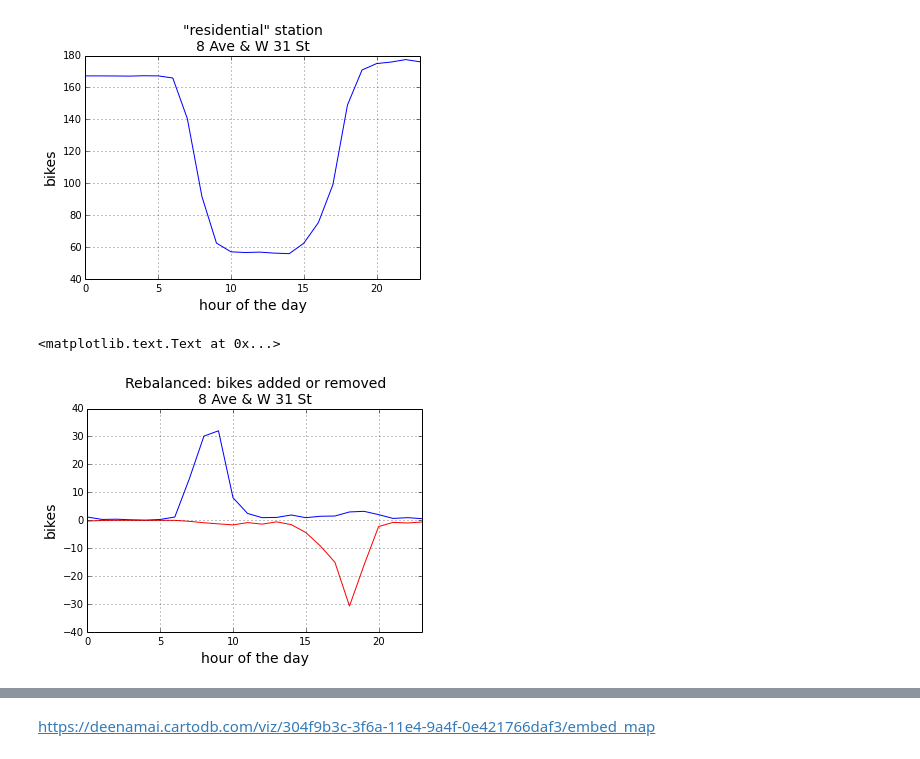
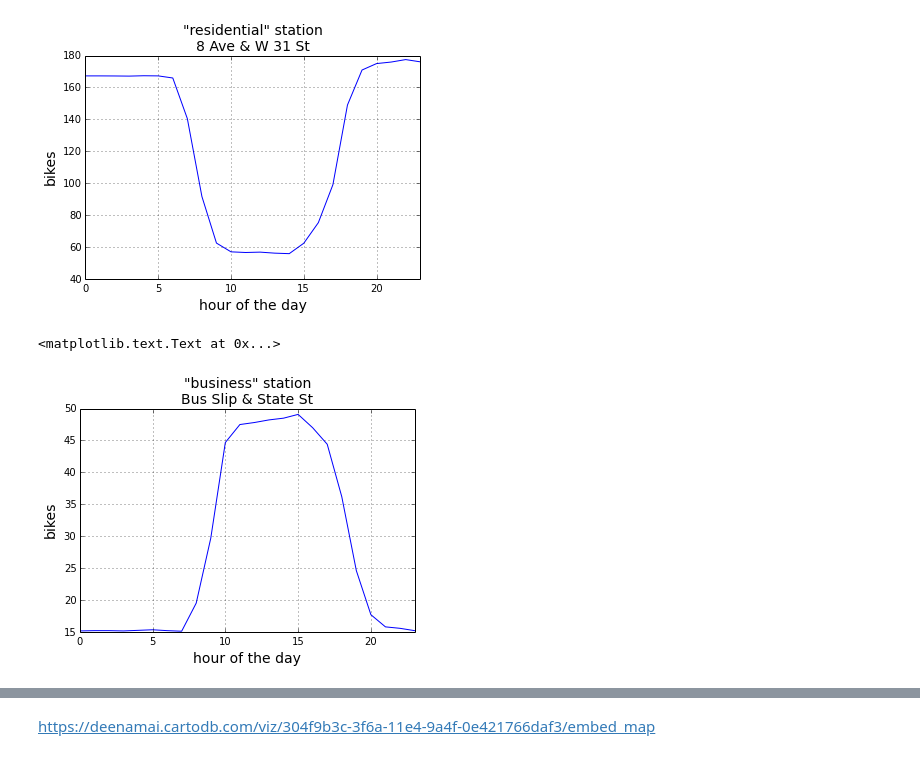
Before and after one commit to deenapatel/citibike, a Jupyter notebook: Citibike.ipynb, the cells around one changed output, grey strips where cells are left out. Cells and saved outputs as stored; diff of their text form; code cells hidden in the pictures.

```diff
--- a/Citibike.ipynb
+++ b/Citibike.ipynb
@@ -178,14 +103,14 @@ then=dt.datetime.now()
 #whereisbike3=biketowhere(triptobike(df3),dt.datetime(2014,3,1,0),1,startrow)
 
 #startrow=whereisbike3.loc[dt.datetime(2014,3,31,23)]
-bikedf4=triptobike(df4)
+bikedf4=cb.indexByBikeidTime(df4)
 nullstartrow=pd.Series(index=bikedf4.index.levels[0])
 startrow=nullstartrow
-whereisbike4=biketowhere(triptobike(df4),dt.datetime(2014,4,1,0),1,startrow)
+whereisbike4=cb.tripToStation(bikedf4,dt.datetime(2014,4,1,0),1,startrow)
 
 startrow=whereisbike4.loc[dt.datetime(2014,5,1,0)] #april data spills over onto may1
-bikedf5=triptobike(df5)
-whereisbike5=biketowhere(bikedf5,dt.datetime(2014,5,1,0),1,startrow)
+bikedf5=cb.indexByBikeidTime(df5)
+whereisbike5=cb.tripToStation(bikedf5,dt.datetime(2014,5,1,0),1,startrow)
 
 now=dt.datetime.now()
 print now-then
@@ -320,7 +216,7 @@ N,beta
 # %%
 #stationfills uses where is bikes and counts the number of
 #total bikes in a station at any time in the month, by the hour.
-stationfills5=stationfill(whereisbike5)
+stationfills5=cb.stationFill(whereisbike5,stationinfo)
 # %%
 df=stationinfo[['new id']]
 df['sfmean']=stationfills5.mean()
@@ -413,3 +249,6 @@ rmavg=weekdayavg(stationrm)
+# %%
+#weekday averages
+sfavg=cb.weekDayAvg(stationfills5)
 # %%
 stno=521
 stname=stationinfo.loc[stno]['stationName']
@@ -421,12 +260,13 @@ plt.title('"residential" station\n'+stname,fontsize=14)
 <matplotlib.text.Text at 0x...>
 [figure]
 # %%
-addsavg[521].plot()
-rmavg[521].apply(lambda x: -x).plot(color='r')
-
+stno=427
+stname=stationinfo.loc[stno]['stationName']
+#plt.subplot(212)
+sfavg[stno].plot(legend=False)
 plt.ylabel('bikes',fontsize=14)
 plt.xlabel('hour of the day',fontsize=14)
-plt.title('Rebalanced: bikes added or removed\n'+stname,fontsize=14)
+plt.title('"business" station\n'+stname,fontsize=14)
 # %% [output]
 <matplotlib.text.Text at 0x...>
-[figure, old version]
+[figure, new version]
```
Also changed, not shown: parts of 42 cells of this notebook, 1 other file.
